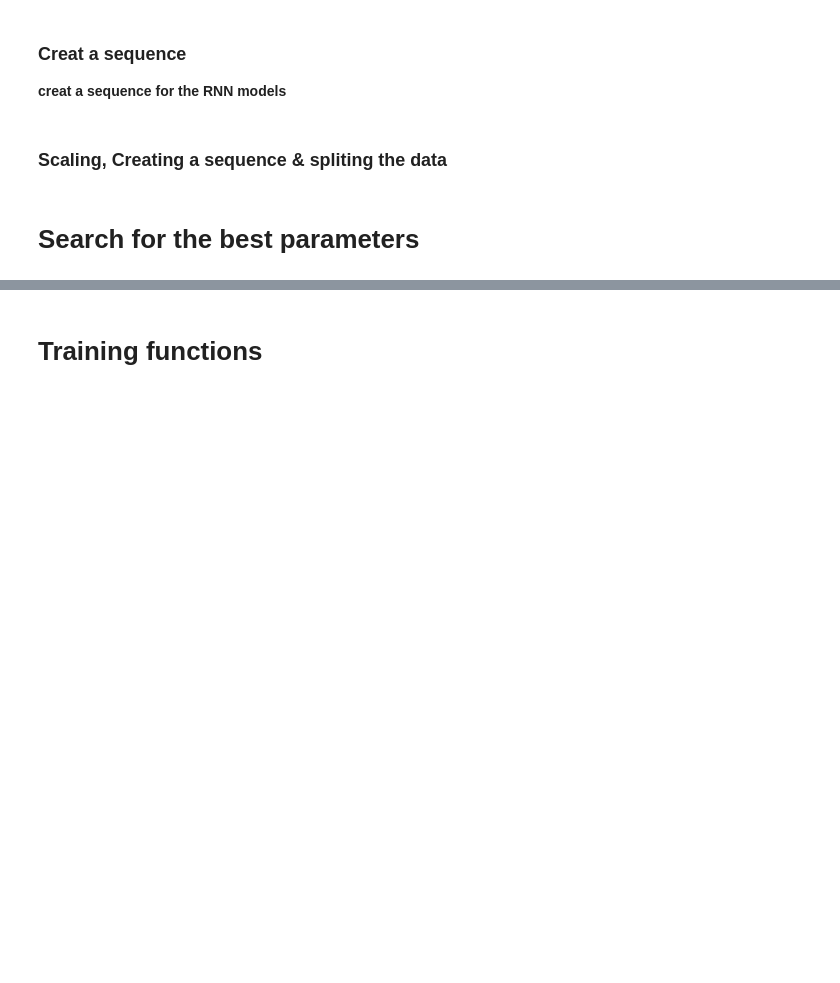
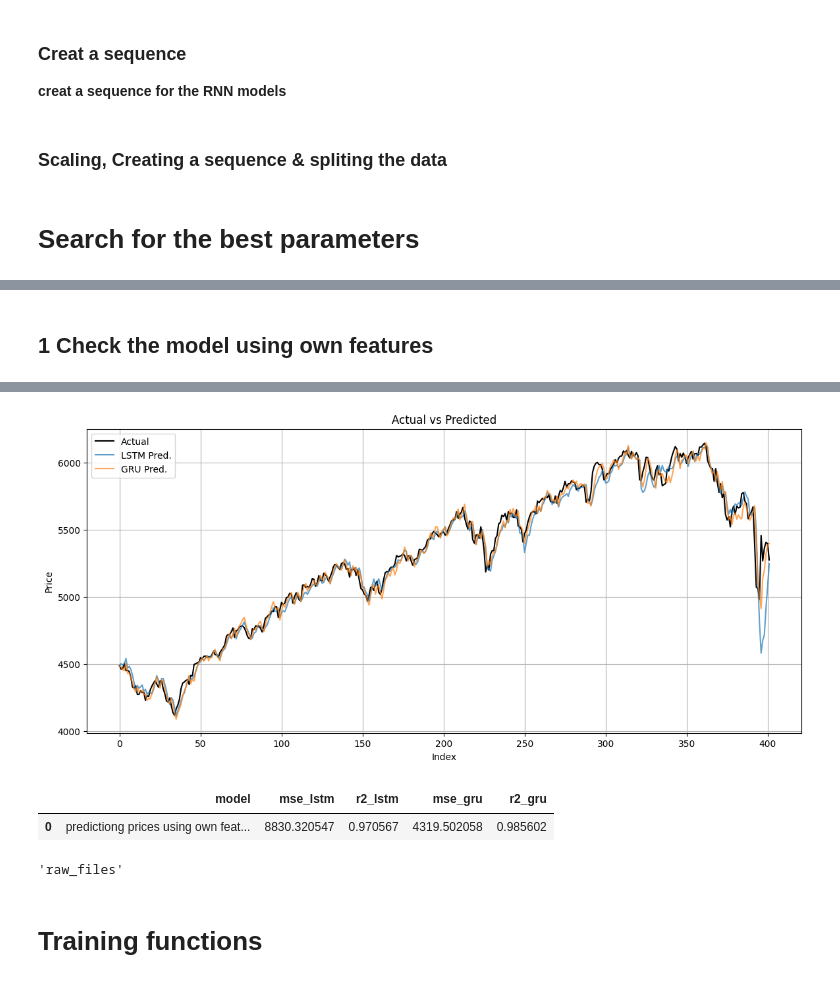
Before and after one commit to omerkobi/project-stock_Return, a Jupyter notebook: Deep_learning_2.ipynb, the cells around one changed output, grey strips where cells are left out. Cells and saved outputs as stored; diff of their text form; code cells hidden in the pictures; blank space fills up the shorter version.

```diff
--- a/Deep_learning_2.ipynb
+++ b/Deep_learning_2.ipynb
@@ -332,6 +412,7 @@ def search_best_model(
     X_train, y_train,
     X_val, y_val,
     window_size: int,
+    path = str,
     layer_options=(1, 2, 3),
     unit_options=(32, 64, 98),
     learning_rates=(0.001,),
@@ -406,12 +487,18 @@ def search_best_model(
                 opt = Adam(learning_rate=lr)
                 model.compile(optimizer=opt, loss=loss)
                 es = EarlyStopping(monitor='val_loss', patience=patience, restore_best_weights=True)
+                chk = ModelCheckpoint(
+                    rf'raw_files/{path}',
+                    monitor='val_loss',
+                    save_best_only=True,
+                    mode='min'
+                )
                 history = model.fit(
                     X_train, y_train,
                     validation_data=(X_val, y_val),
                     epochs=epochs,
                     batch_size=batch_size,
-                    callbacks=[es],
+                    callbacks=[es,chk],
                     verbose=0,
                     shuffle= shuffle
                 )
@@ -432,15 +671,18 @@ def search_best_model(
 # %%
-best_model, best_loss, best_cfg = search_best_model(
+best_model_gru, best_loss_gru, best_cfg_gru = search_best_model(
     model_type="GRU",                # or "LSTM"
     X_train=X_train, y_train=y_train,
     X_val=X_test,  y_val=y_test,
     window_size=window_size,
     layer_options=[1,2,3],
     unit_options=[32,64,92],
-    epochs=20,
+    epochs=25,
     batch_size=32,
     patience=3,
-    learning_rate=0.004
+    learning_rates=(0.004,0.003),
+    dense_units=None,# or specify an int for Dense layer
+    dense_activation='relu',
+    dropout_rate=None,# or None
 )
-print("Best loss:", best_loss, "Config:", best_cfg)
+print("Best loss:", best_loss_gru, "Config:", best_cfg_gru)
 # %% [output]
@@ -448,15 +690,18 @@ Best loss: 0.00033035248634405434 Config: (1, (64,))
 # %%
-best_model, best_loss, best_cfg = search_best_model(
+best_model_lstm, best_loss_lstm, best_cfg_lstm = search_best_model(
     model_type="LSTM",                # or "LSTM"
     X_train=X_train, y_train=y_train,
     X_val=X_test,  y_val=y_test,
     window_size=window_size,
     layer_options=[1,2,3],
     unit_options=[32,64,92],
-    epochs=20,
+    epochs=25,
     batch_size=32,
     patience=3,
-    learning_rate=0.004
+    learning_rates=(0.004,0.003),
+    dense_units=None,# or specify an int for Dense layer
+    dense_activation='relu',
+    dropout_rate=None, # or None
 )
 print("Best loss:", best_loss, "Config:", best_cfg)
 # %% [output]
@@ -463,0 +709,7 @@ Best loss: 0.0005738987820222974 Config: (1, (64,))
+# %% [markdown]
+## **1 Check the model using own features**
+# %%
+dict_metrics = evaluate_models_with_price_scaler(
+    model_lstm=best_model_lstm,model_gru=best_model_gru,
+    X_test=X_test, y_test=y_test,scaler = scaler)
+# %% [output]
@@ -464,3 +720,16 @@ Best loss: 0.0005738987820222974 Config: (1, (64,))
+[figure, added]
+# %%
+model_dict = {'model': 'predictiong prices using own features',}
+new_row = pd.DataFrame([{**model_dict , **dict_metrics}])
+model_lst = pd.concat([model_list, new_row], ignore_index=True)
+model_lst
+# %% [output]
+|  | model | mse_lstm | r2_lstm | mse_gru | r2_gru |
+| 0 | predictiong prices using own feat... | 8830.320547 | 0.970567 | 4319.502058 | 0.985602 |
+# %%
+directory
+# %% [output]
+'raw_files'
 # %% [markdown]
 # Training functions
 # %%
```
Also changed, not shown: parts of 94 cells of this notebook, 26 other files.
